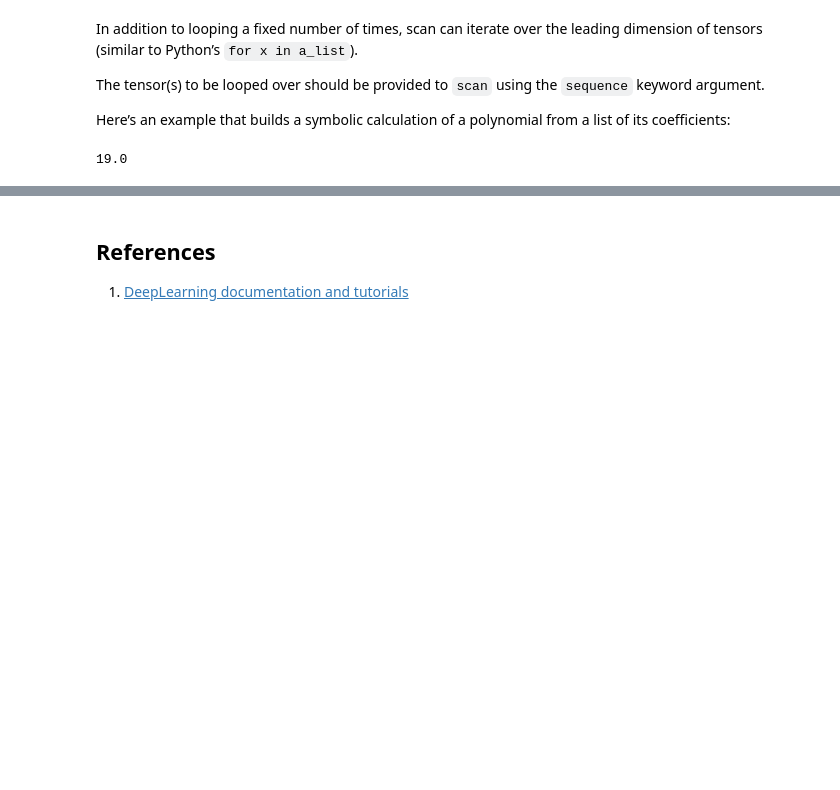
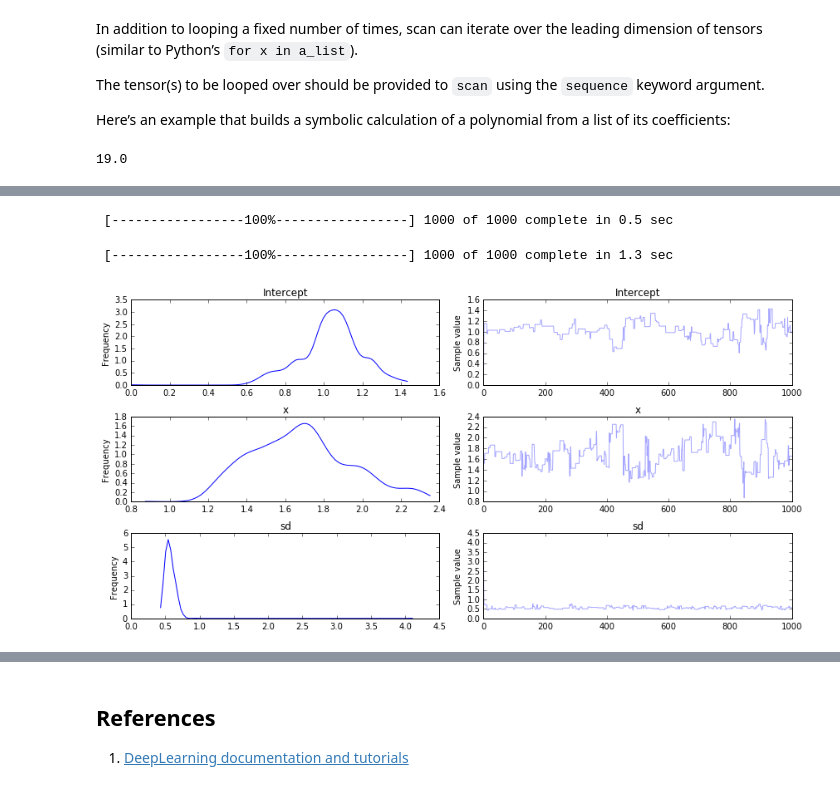
Before and after one commit to fonnesbeck/PyMC3_Oslo, a Jupyter notebook: notebooks/3. Theano.ipynb, the cells around one changed output, grey strips where cells are left out. Cells and saved outputs as stored; diff of their text form; code cells hidden in the pictures; blank space fills up the shorter version.

```diff
--- a/notebooks/3. Theano.ipynb
+++ b/notebooks/3. Theano.ipynb
@@ -567,0 +582,14 @@ For our basic linear regression example in `basic_model`, we will use NUTS to sa
+# %%
+with glm_linear.model:
+    trace_metropolis = sample(1000, step=Metropolis())
+# %% [output]
+ [-----------------100%-----------------] 1000 of 1000 complete in 0.5 sec
+# %%
+with glm_linear.model:
+    trace_nuts = sample(1000, step=NUTS())
+# %% [output]
+ [-----------------100%-----------------] 1000 of 1000 complete in 1.3 sec
+# %%
+traceplot(trace_metropolis);
+# %% [output]
+[figure, added]
```
Also changed, not shown: parts of 14 cells of this notebook, 4 other files.
